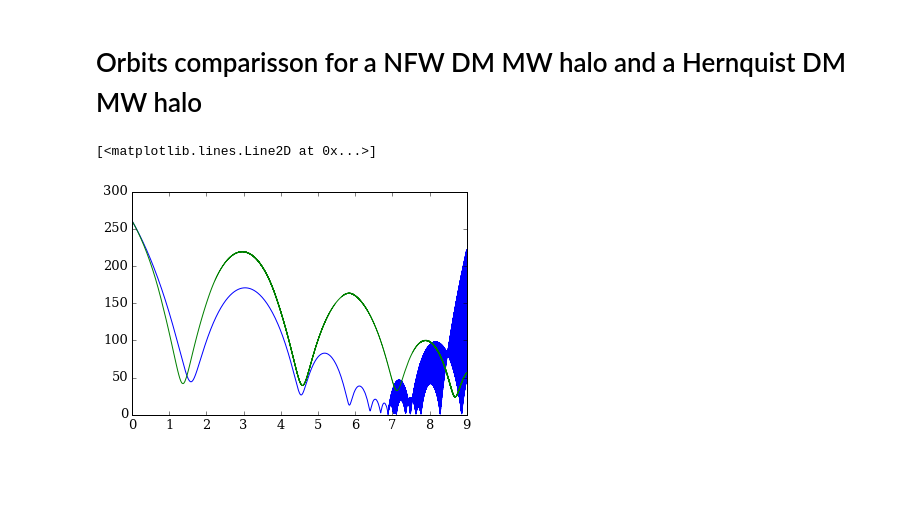
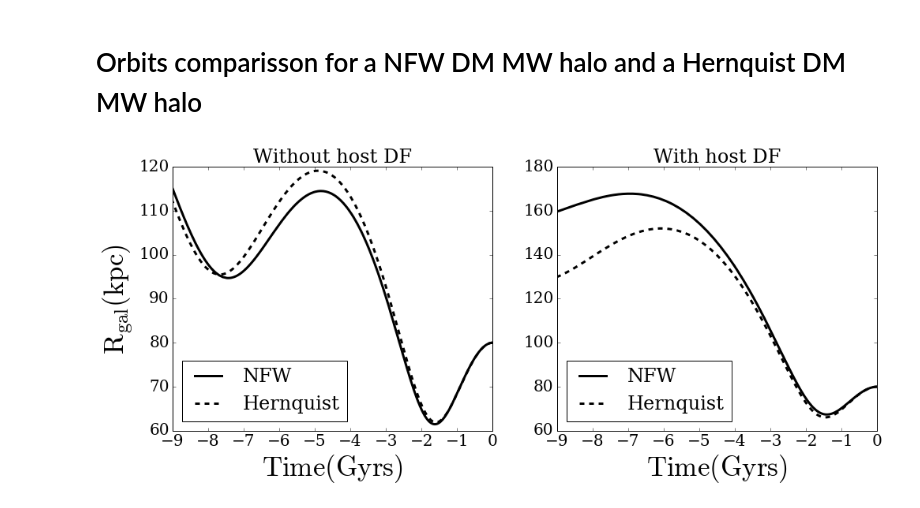
Before and after one commit to jngaravitoc/sag_ic, a Jupyter notebook: code/Sag_orbit.ipynb, the cells around one changed output. Saved outputs shown, nothing was run; the diff lists cells and outputs as text; code cells hidden in the pictures; blank space fills up the shorter version.

Commit message:
Plot

```diff
--- a/code/Sag_orbit.ipynb
+++ b/code/Sag_orbit.ipynb
@@ -907,12 +907,35 @@ sag_NFW_sat = loadtxt('../../orbits/data/sag/sag_NFW_sat.txt')
 
 sag_Hern_host = loadtxt('../../orbits/data/sag/sag_Hern_host.txt')
 sag_Hern_sat = loadtxt('../../orbits/data/sag/sag_Hern_sat.txt')
+
+sag_NFW_hostdf = loadtxt('../../orbits/data/sag/sag_NFWdf_host.txt')
+sag_NFW_satdf = loadtxt('../../orbits/data/sag/sag_NFWdf_sat.txt')
+
+sag_Hern_hostdf = loadtxt('../../orbits/data/sag/sag_Herndf_host.txt')
+sag_Hern_satdf = loadtxt('../../orbits/data/sag/sag_Herndf_sat.txt')
 # %%
 t, RNFW, VNFW = reading_orbit(sag_NFW_host, sag_NFW_sat)
 t, RHern, VHern = reading_orbit(sag_Hern_host, sag_Hern_sat)
+
+t, RNFWdf, VNFWdf = reading_orbit(sag_NFW_hostdf, sag_NFW_satdf)
+t, RHerndf, VHerndf = reading_orbit(sag_Hern_hostdf, sag_Hern_satdf)
-# %%
-plot(t, RNFW)
-plot(t, RHern)
-# %% [output]
-[<matplotlib.lines.Line2D at 0x...>]
-[figure, removed]
+# %%
+figure(figsize=(16, 6))
+subplot(1, 2, 1)
+title('Without host DF')
+plot(t, RNFW, lw=3, c='k', label='NFW')
+plot(t, RHern, lw=3, c='k', ls='--', label='Hernquist')
+legend(loc='best')
+xlabel('$\mathrm{Time(Gyrs)}$', fontsize=35)
+ylabel('$\mathrm{R_{gal}(kpc)}$', fontsize=35)
+
+subplot(1, 2, 2)
+title('With host DF')
+plot(t, RNFWdf, lw=3, c='k', label='NFW')
+plot(t, RHerndf, lw=3, c='k', ls='--', label='Hernquist')
+legend(loc='best')
+xlabel('$\mathrm{Time(Gyrs)}$', fontsize=35)
+#ylabel('$\mathrm{R_{gal}(kpc)}$', fontsize=35)
+savefig('NFW-Hernquist-orbits.png', bbox_inches='tight')
+# %% [output]
+[figure, added]
```
Also changed, not shown: parts of 1 cell of this notebook, 1 other file.
